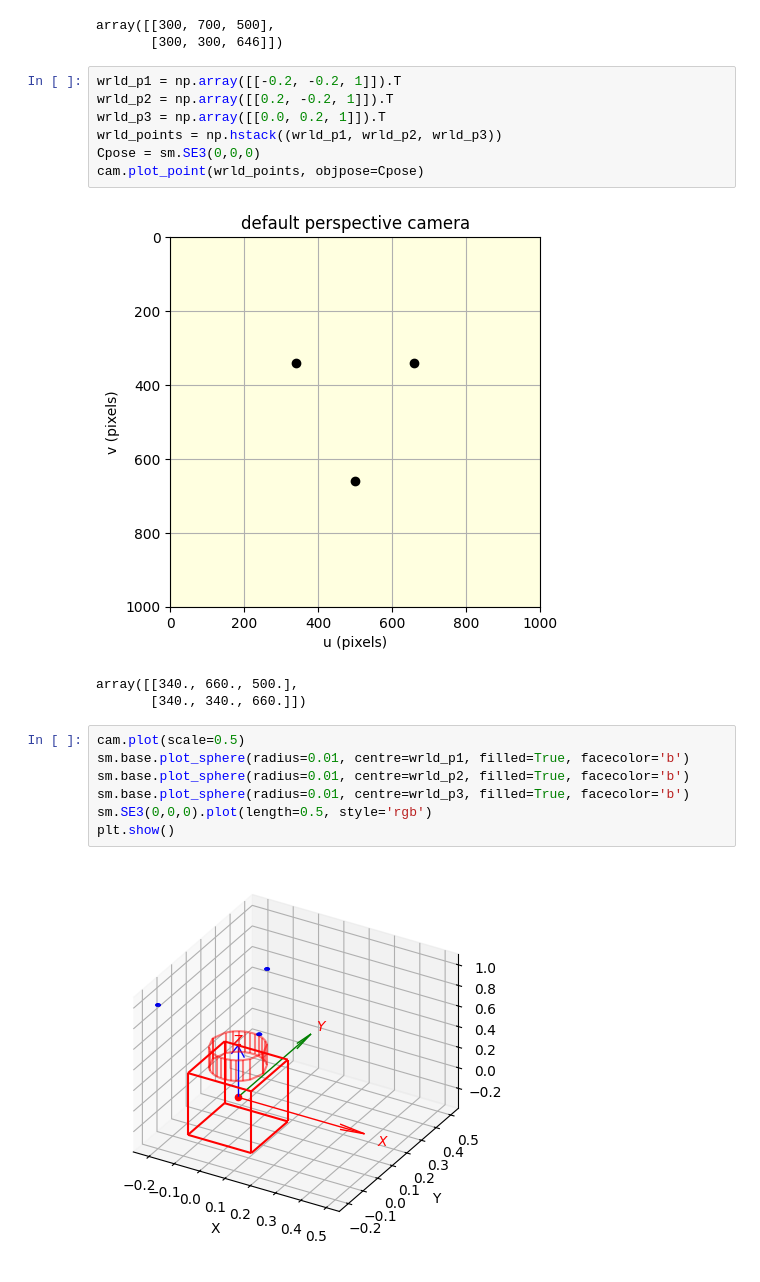
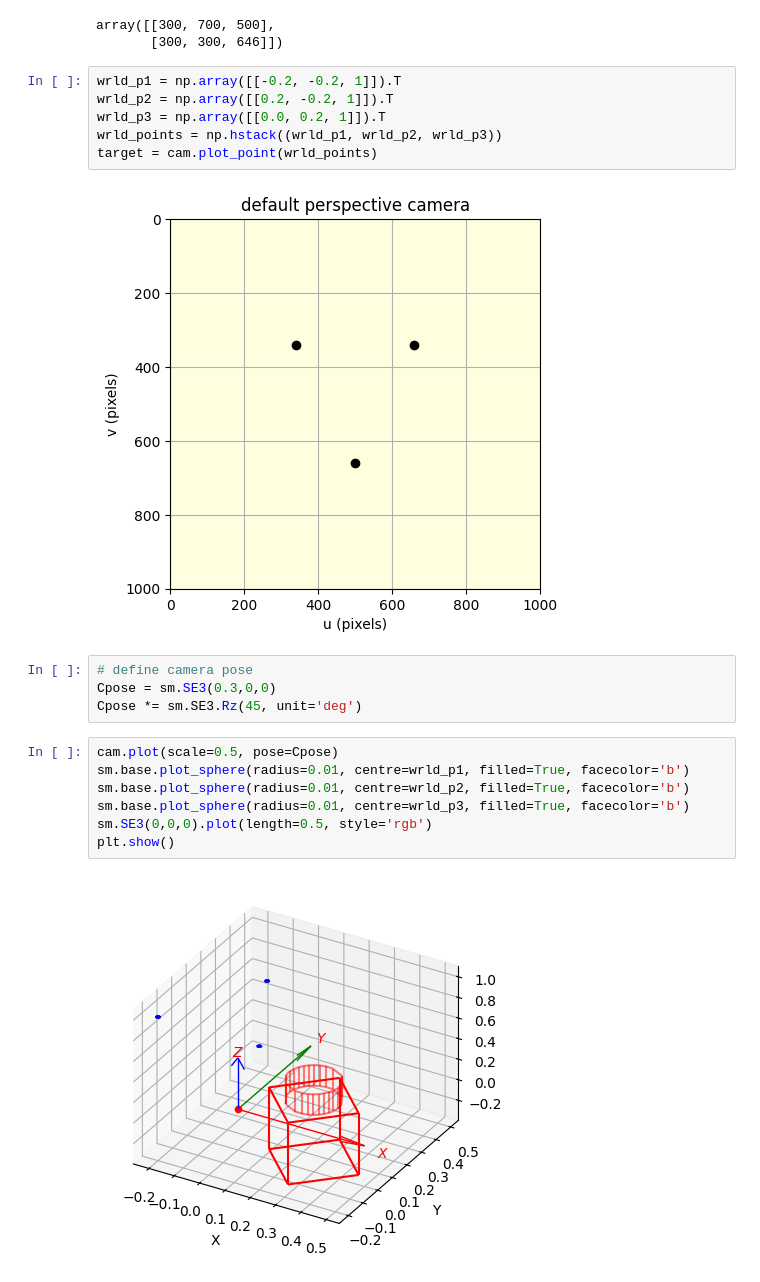
Before and after one commit to logeshg2/visual-servoing-pkg, a Jupyter notebook: scripts/ibvs_eg.ipynb, the cells around one changed output. Cells and saved outputs as stored; diff of their text form.

```diff
--- a/scripts/ibvs_eg.ipynb
+++ b/scripts/ibvs_eg.ipynb
@@ -50,18 +54,19 @@ wrld_p1 = np.array([[-0.2, -0.2, 1]]).T
 wrld_p2 = np.array([[0.2, -0.2, 1]]).T
 wrld_p3 = np.array([[0.0, 0.2, 1]]).T
 wrld_points = np.hstack((wrld_p1, wrld_p2, wrld_p3))
-Cpose = sm.SE3(0,0,0)
-cam.plot_point(wrld_points, objpose=Cpose)
+target = cam.plot_point(wrld_points)
 # %% [output]
 [figure]
-array([[340., 660., 500.],
-       [340., 340., 660.]])
+# %%
+# define camera pose
+Cpose = sm.SE3(0.3,0,0)
+Cpose *= sm.SE3.Rz(45, unit='deg')
 # %%
-cam.plot(scale=0.5)
+cam.plot(scale=0.5, pose=Cpose)
 sm.base.plot_sphere(radius=0.01, centre=wrld_p1, filled=True, facecolor='b')
 sm.base.plot_sphere(radius=0.01, centre=wrld_p2, filled=True, facecolor='b')
 sm.base.plot_sphere(radius=0.01, centre=wrld_p3, filled=True, facecolor='b')
 sm.SE3(0,0,0).plot(length=0.5, style='rgb')
 plt.show()
 # %% [output]
-[figure, old version]
+[figure, new version]
```
Also changed, not shown: parts of 7 cells of this notebook, 9 other files.
